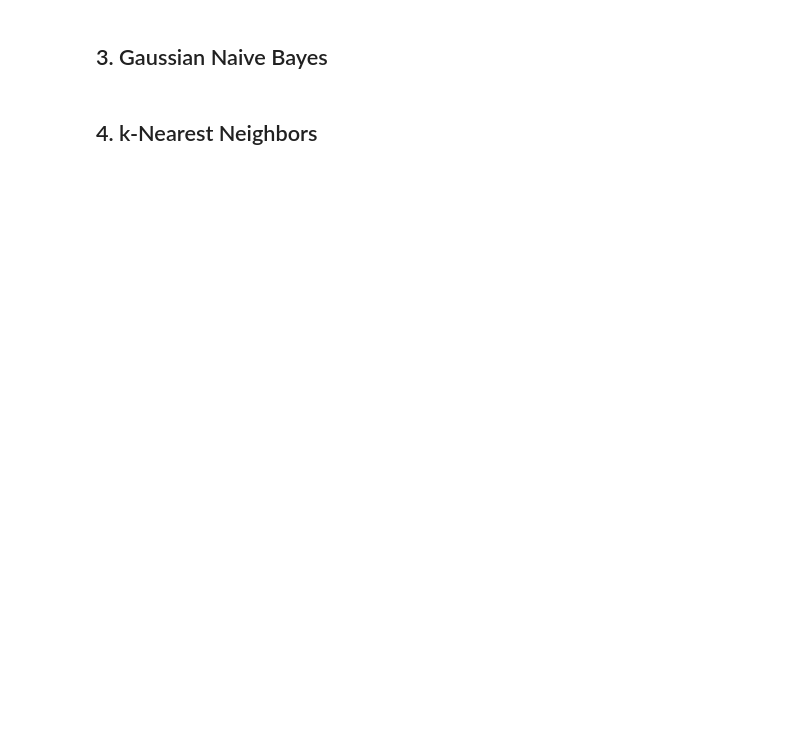
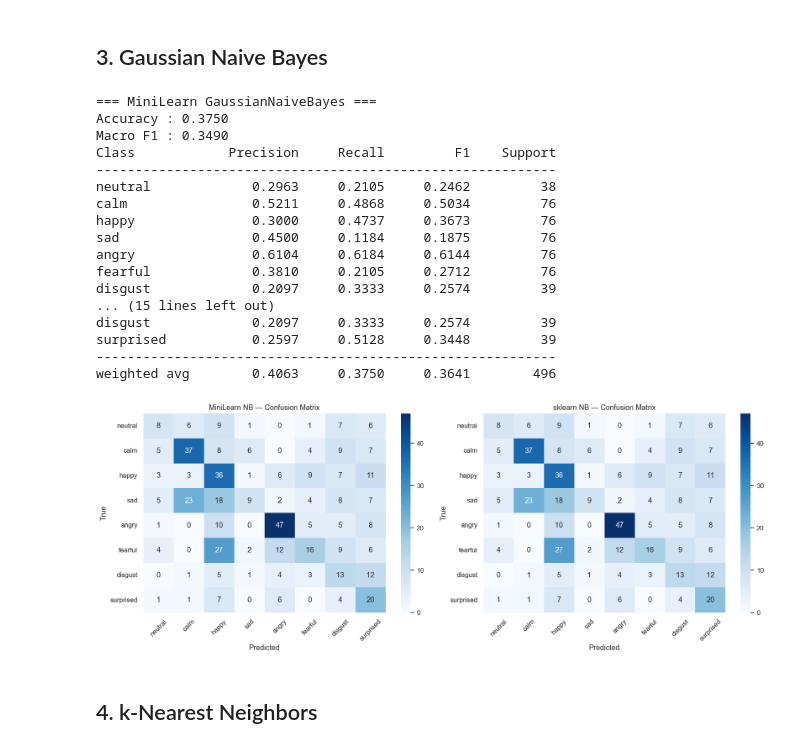
Before and after one commit to micahg1/Project_CSE432-532, a Jupyter notebook: SER_Project/notebooks/week7- classification.ipynb, the cells around one changed output. Cells and saved outputs as stored; diff of their text form; code cells hidden in the pictures; blank space fills up the shorter version.

```diff
--- a/SER_Project/notebooks/week7- classification.ipynb
+++ b/SER_Project/notebooks/week7- classification.ipynb
@@ -49,2 +132,51 @@ Load the standardized feature arrays saved at the end of Week 5.
+# %%
+# ── MiniLearn Gaussian Naive Bayes ──────────────────────────────────────────
+ml_nb = GaussianNaiveBayes()
+ml_nb.fit(X_train, y_train)
+y_pred_ml_nb = ml_nb.predict(X_test)
+
+print('=== MiniLearn GaussianNaiveBayes ===')
+print(f'Accuracy : {accuracy(y_test, y_pred_ml_nb):.4f}')
+print(f'Macro F1 : {f1_score(y_test, y_pred_ml_nb, average="macro"):.4f}')
+classification_report(y_test, y_pred_ml_nb, class_names=emotion_labels)
+
+# ── sklearn GaussianNB ───────────────────────────────────────────────────────
+sk_nb = GaussianNB()
+sk_nb.fit(X_train, y_train)
+y_pred_sk_nb = sk_nb.predict(X_test)
+
+print('\n=== sklearn GaussianNB ===')
+print(f'Accuracy : {accuracy(y_test, y_pred_sk_nb):.4f}')
+print(f'Macro F1 : {f1_score(y_test, y_pred_sk_nb, average="macro"):.4f}')
+classification_report(y_test, y_pred_sk_nb, class_names=emotion_labels)
+
+# ── Confusion matrices ───────────────────────────────────────────────────────
+fig, axes = plt.subplots(1, 2, figsize=(16, 6))
+plot_confusion(confusion_matrix(y_test, y_pred_ml_nb),
+               'MiniLearn NB — Confusion Matrix', axes[0], emotion_labels)
+plot_confusion(confusion_matrix(y_test, y_pred_sk_nb),
+               'sklearn NB — Confusion Matrix',   axes[1], emotion_labels)
+plt.tight_layout()
+plt.savefig(os.path.join(OUTPUT_DIR, 'cm_naive_bayes.png'), bbox_inches='tight')
+plt.show()
+# %% [output]
+=== MiniLearn GaussianNaiveBayes ===
+Accuracy : 0.3750
+Macro F1 : 0.3490
+Class            Precision     Recall         F1    Support
+-----------------------------------------------------------
+neutral             0.2963     0.2105     0.2462         38
+calm                0.5211     0.4868     0.5034         76
+happy               0.3000     0.4737     0.3673         76
+sad                 0.4500     0.1184     0.1875         76
+angry               0.6104     0.6184     0.6144         76
+fearful             0.3810     0.2105     0.2712         76
+disgust             0.2097     0.3333     0.2574         39
+... (15 lines left out)
+disgust             0.2097     0.3333     0.2574         39
+surprised           0.2597     0.5128     0.3448         39
+-----------------------------------------------------------
+weighted avg        0.4063     0.3750     0.3641        496
+[figure, added]
 # %% [markdown]
 ## 4. k-Nearest Neighbors
```
Also changed, not shown: parts of 10 cells of this notebook, 13 other files.
